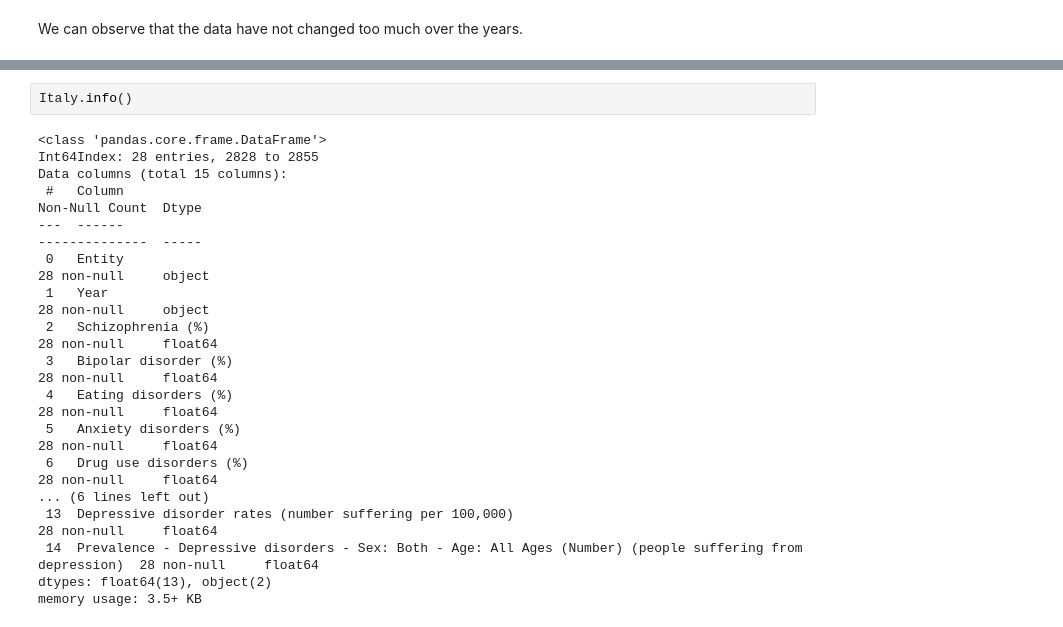
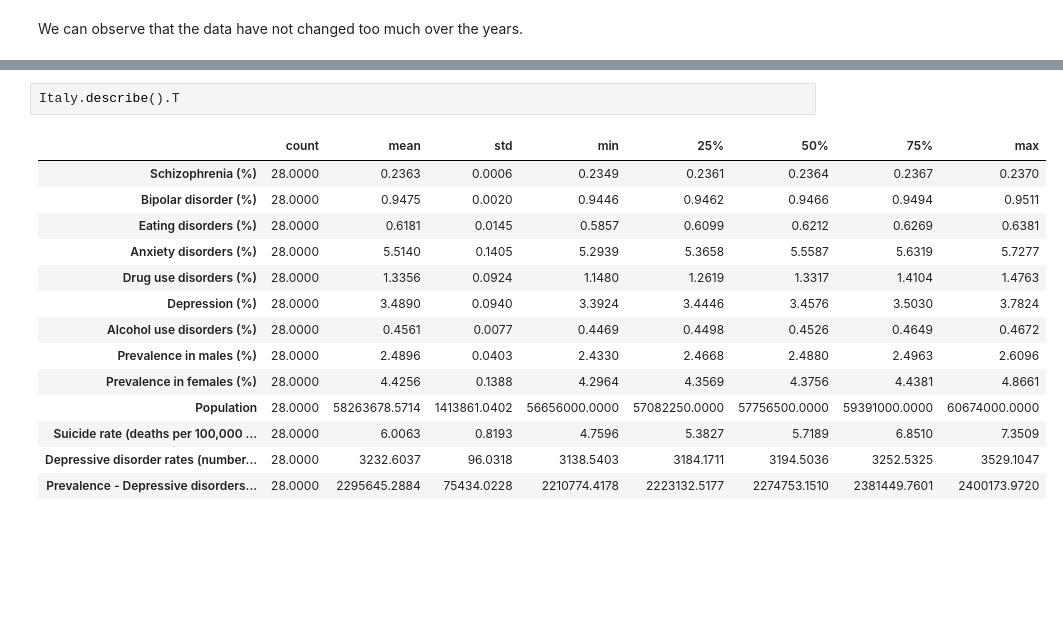
Before and after one commit to AlessandroSignoretto/Social_research_project, a Jupyter notebook: Social_research_project.ipynb, the cells around one changed output, grey strips where cells are left out. Cells and saved outputs as stored; diff of their text form; blank space fills up the shorter version.

```diff
--- a/Social_research_project.ipynb
+++ b/Social_research_project.ipynb
@@ -266,20 +248,17 @@ Italy
-# %%
-Italy.info()
-# %% [output]
-<class 'pandas.core.frame.DataFrame'>
-Int64Index: 28 entries, 2828 to 2855
-Data columns (total 15 columns):
- #   Column                                                                                                     Non-Null Count  Dtype
----  ------                                                                                                     --------------  -----
- 0   Entity                                                                                                     28 non-null     object
- 1   Year                                                                                                       28 non-null     object
- 2   Schizophrenia (%)                                                                                          28 non-null     float64
- 3   Bipolar disorder (%)                                                                                       28 non-null     float64
- 4   Eating disorders (%)                                                                                       28 non-null     float64
- 5   Anxiety disorders (%)                                                                                      28 non-null     float64
- 6   Drug use disorders (%)                                                                                     28 non-null     float64
-... (6 lines left out)
- 13  Depressive disorder rates (number suffering per 100,000)                                                   28 non-null     float64
- 14  Prevalence - Depressive disorders - Sex: Both - Age: All Ages (Number) (people suffering from depression)  28 non-null     float64
-dtypes: float64(13), object(2)
-memory usage: 3.5+ KB
+# %%
+Italy.describe().T
+# %% [output]
+|  | count | mean | std | min | 25% | 50% | 75% | max |
+| Schizophrenia (%) | 28.0000 | 0.2363 | 0.0006 | 0.2349 | 0.2361 | 0.2364 | 0.2367 | 0.2370 |
+| Bipolar disorder (%) | 28.0000 | 0.9475 | 0.0020 | 0.9446 | 0.9462 | 0.9466 | 0.9494 | 0.9511 |
+| Eating disorders (%) | 28.0000 | 0.6181 | 0.0145 | 0.5857 | 0.6099 | 0.6212 | 0.6269 | 0.6381 |
+| Anxiety disorders (%) | 28.0000 | 5.5140 | 0.1405 | 5.2939 | 5.3658 | 5.5587 | 5.6319 | 5.7277 |
+| Drug use disorders (%) | 28.0000 | 1.3356 | 0.0924 | 1.1480 | 1.2619 | 1.3317 | 1.4104 | 1.4763 |
+| Depression (%) | 28.0000 | 3.4890 | 0.0940 | 3.3924 | 3.4446 | 3.4576 | 3.5030 | 3.7824 |
+| Alcohol use disorders (%) | 28.0000 | 0.4561 | 0.0077 | 0.4469 | 0.4498 | 0.4526 | 0.4649 | 0.4672 |
+| Prevalence in males (%) | 28.0000 | 2.4896 | 0.0403 | 2.4330 | 2.4668 | 2.4880 | 2.4963 | 2.6096 |
+| Prevalence in females (%) | 28.0000 | 4.4256 | 0.1388 | 4.2964 | 4.3569 | 4.3756 | 4.4381 | 4.8661 |
+| Population | 28.0000 | 58263678.5714 | 1413861.0402 | 56656000.0000 | 57082250.0000 | 57756500.0000 | 59391000.0000 | 60674000.0000 |
+| Suicide rate (deaths per 100,000 ... | 28.0000 | 6.0063 | 0.8193 | 4.7596 | 5.3827 | 5.7189 | 6.8510 | 7.3509 |
+| Depressive disorder rates (number... | 28.0000 | 3232.6037 | 96.0318 | 3138.5403 | 3184.1711 | 3194.5036 | 3252.5325 | 3529.1047 |
+| Prevalence - Depressive disorders... | 28.0000 | 2295645.2884 | 75434.0228 | 2210774.4178 | 2223132.5177 | 2274753.1510 | 2381449.7601 | 2400173.9720 |
```
Also changed, not shown: parts of 9 cells of this notebook.
